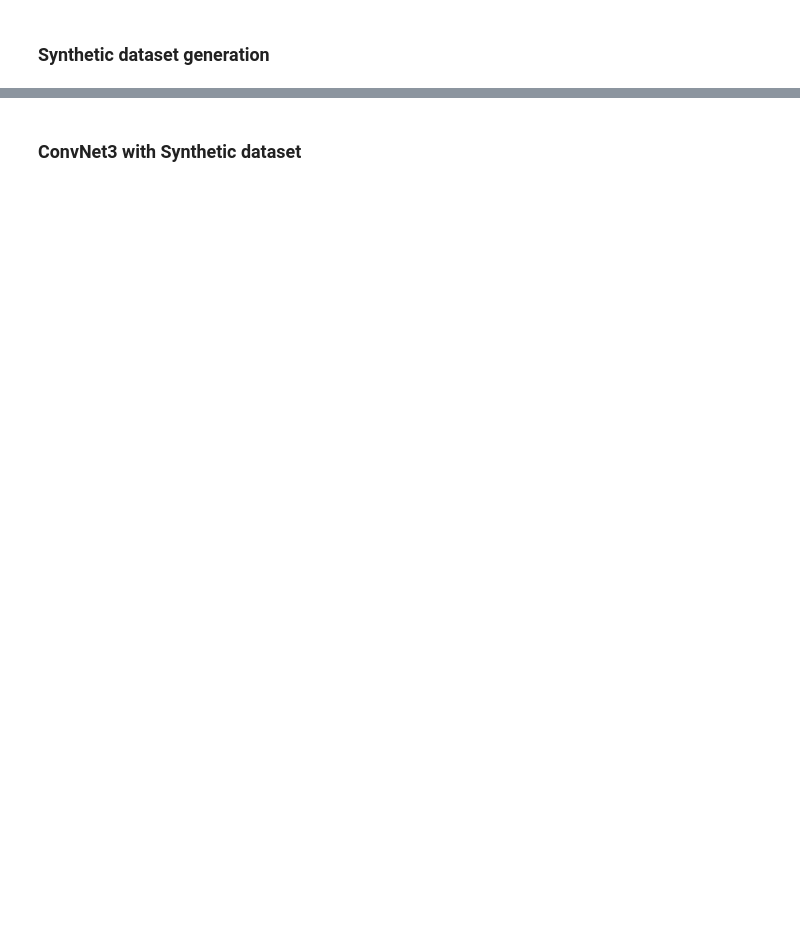
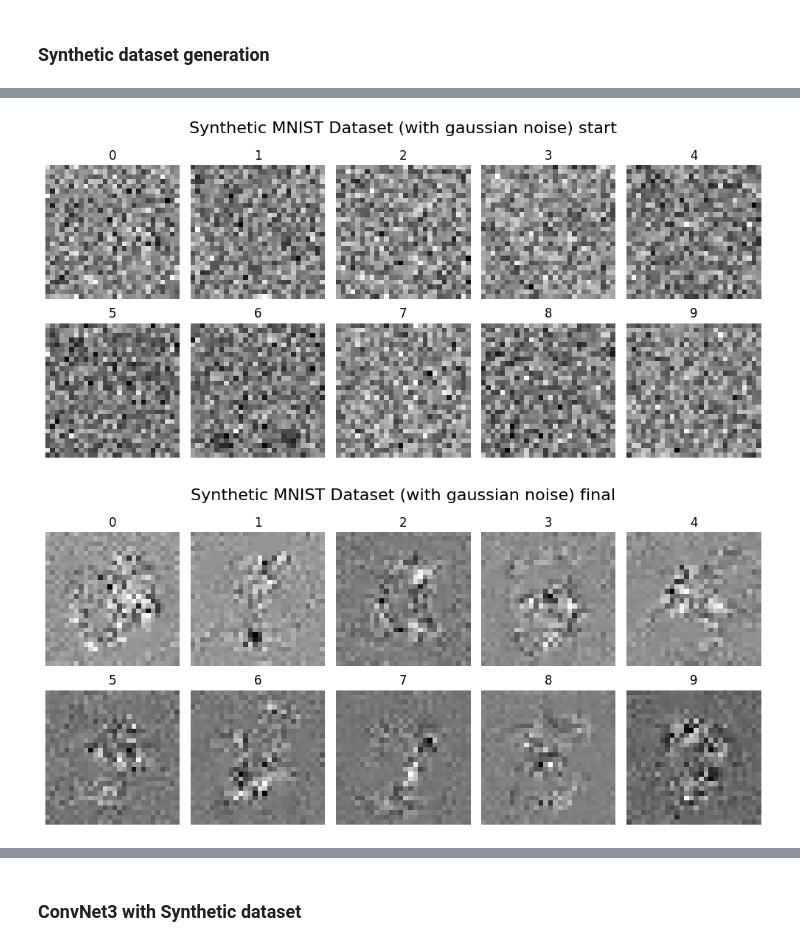
Before and after one commit to Swapnil949/ECE1512_2024F_ProjectRepo_SwapnilPatel, a Jupyter notebook: project_A/src/task1.ipynb, the cells around one changed output, grey strips where cells are left out. Saved outputs shown, nothing was run; the diff lists cells and outputs as text; code cells hidden in the pictures; blank space fills up the shorter version.

```diff
--- a/project_A/src/task1.ipynb
+++ b/project_A/src/task1.ipynb
@@ -1804,31 +1894,36 @@ MNIST_noise_res = attention_matching()
 # %%
 data = torch.load(MNIST_noise_res)
 real_imgs = data[0][0]
 real_labels = data[0][1]
 
 # visualize 10 classes of MNIST (2 by 5)
 fig, axes = plt.subplots(2, 5, figsize=(10, 5))
 for i, ax in enumerate(axes.flat):
     ax.imshow(real_imgs[real_labels == i][0].cpu().numpy().squeeze(), cmap="gray")
     ax.set_title(f"{i}")
     ax.axis("off")
-plt.suptitle("Real MNIST Dataset", fontsize=16)
+plt.suptitle("Synthetic MNIST Dataset (with gaussian noise) start", fontsize=16)
 plt.tight_layout()
+plt.savefig(figures_dir + "mnist_noise_sample.png", dpi=300)
 plt.show()
 
 
 syn_imgs = data[1][0]
 syn_labels = data[1][1]
 
 # visualize 10 classes of MNIST (2 by 5)
 fig, axes = plt.subplots(2, 5, figsize=(10, 5))
 for i, ax in enumerate(axes.flat):
     ax.imshow(syn_imgs[syn_labels == i][0].cpu().numpy().squeeze(), cmap="gray")
     ax.set_title(f"{i}")
     ax.axis("off")
-plt.suptitle("Synthetic MNIST Dataset (with random noise)", fontsize=16)
+plt.suptitle("Synthetic MNIST Dataset (with gaussian noise) final", fontsize=16)
 plt.tight_layout()
+plt.savefig(figures_dir + "mnist_noise_syn.png", dpi=300)
 plt.show()
+# %% [output]
+[figure, added]
+[figure, added]
 # %%
 # plot all the synthetic images
 fig, axes = plt.subplots(10, 10, figsize=(10, 10))
```
Also changed, not shown: parts of 29 cells of this notebook, 12 other files.
